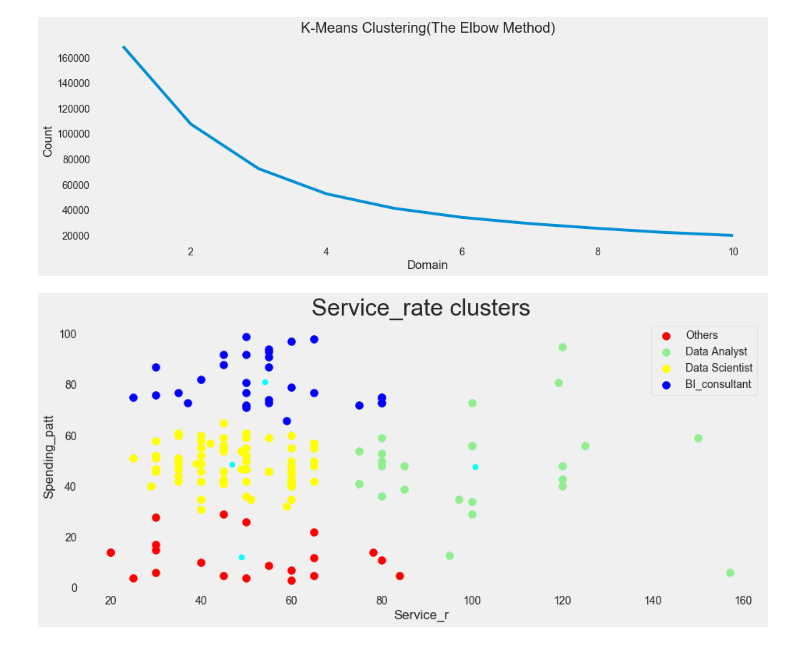
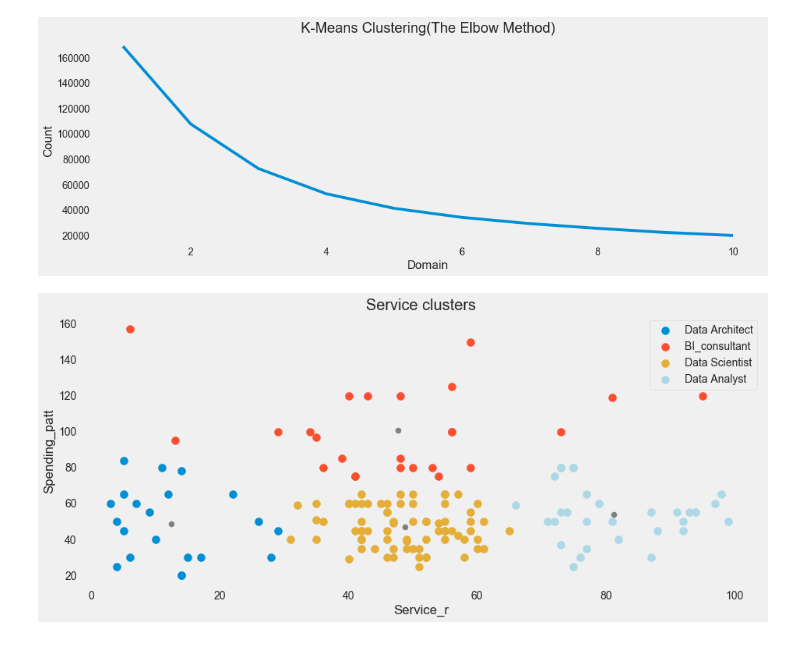
Before and after one commit to simofleanta/Data_coding_preparations, a Jupyter notebook: crosstab.ipynb, the cells around one changed output. Drawn from its saved outputs; the diff is of its cells as text; code cells hidden in the pictures.

```diff
--- a/crosstab.ipynb
+++ b/crosstab.ipynb
@@ -271,5 +273,5 @@ print(cluster)
 # %%
-x = cluster.iloc[:, [2, 4]].values
+x = cluster.iloc[:, [4, 2]].values
 # %%
 # let's check the shape of x
 print(x.shape)
@@ -295,21 +297,21 @@ plt.show()
 # %%
 kmeans = KMeans(n_clusters = 4, init = 'k-means++', max_iter = 300, n_init = 10, random_state = 0)
 ymeans = kmeans.fit_predict(x)
 
 plt.rcParams['figure.figsize'] = (14, 6)
-plt.title('Service_rate clusters', fontsize = 30)
+plt.title('Service clusters', fontsize = 20)
 
-plt.scatter(x[ymeans == 0, 0], x[ymeans == 0, 1], s = 100, c = 'red', label = 'Others' )
-plt.scatter(x[ymeans == 1, 0], x[ymeans == 1, 1], s = 100, c = 'lightgreen', label = 'Data Analyst')
-plt.scatter(x[ymeans == 2, 0], x[ymeans == 2, 1], s = 100, c = 'yellow', label = 'Data Scientist')
-plt.scatter(x[ymeans == 3, 0], x[ymeans == 3, 1], s = 100, c = 'blue', label = 'BI_consultant')
-plt.scatter(kmeans.cluster_centers_[:, 0], kmeans.cluster_centers_[:, 1], s = 50, c = 'cyan')
+plt.scatter(x[ymeans == 0, 0], x[ymeans == 0, 1], s = 100, cmap= 'viridis', label = 'Data Architect' )
+plt.scatter(x[ymeans == 1, 0], x[ymeans == 1, 1], s = 100, cmap= 'Blues', label = 'BI_consultant')
+plt.scatter(x[ymeans == 2, 0], x[ymeans == 2, 1], s = 100, cmap= 'BuGn', label = 'Data Scientist')
+plt.scatter(x[ymeans == 3, 0], x[ymeans == 3, 1], s = 100, c = 'lightblue', label = 'Data Analyst')
+plt.scatter(kmeans.cluster_centers_[:, 0], kmeans.cluster_centers_[:, 1], s = 50, c = 'gray')
 
 plt.style.use('fivethirtyeight')
 plt.xlabel('Service_r')
 plt.ylabel('Spending_patt')
 plt.legend()
 plt.grid()
 plt.show()
 # %% [output]
-[figure, old version]
+[figure, new version]
```
Also changed, not shown: parts of 1 cell of this notebook.
